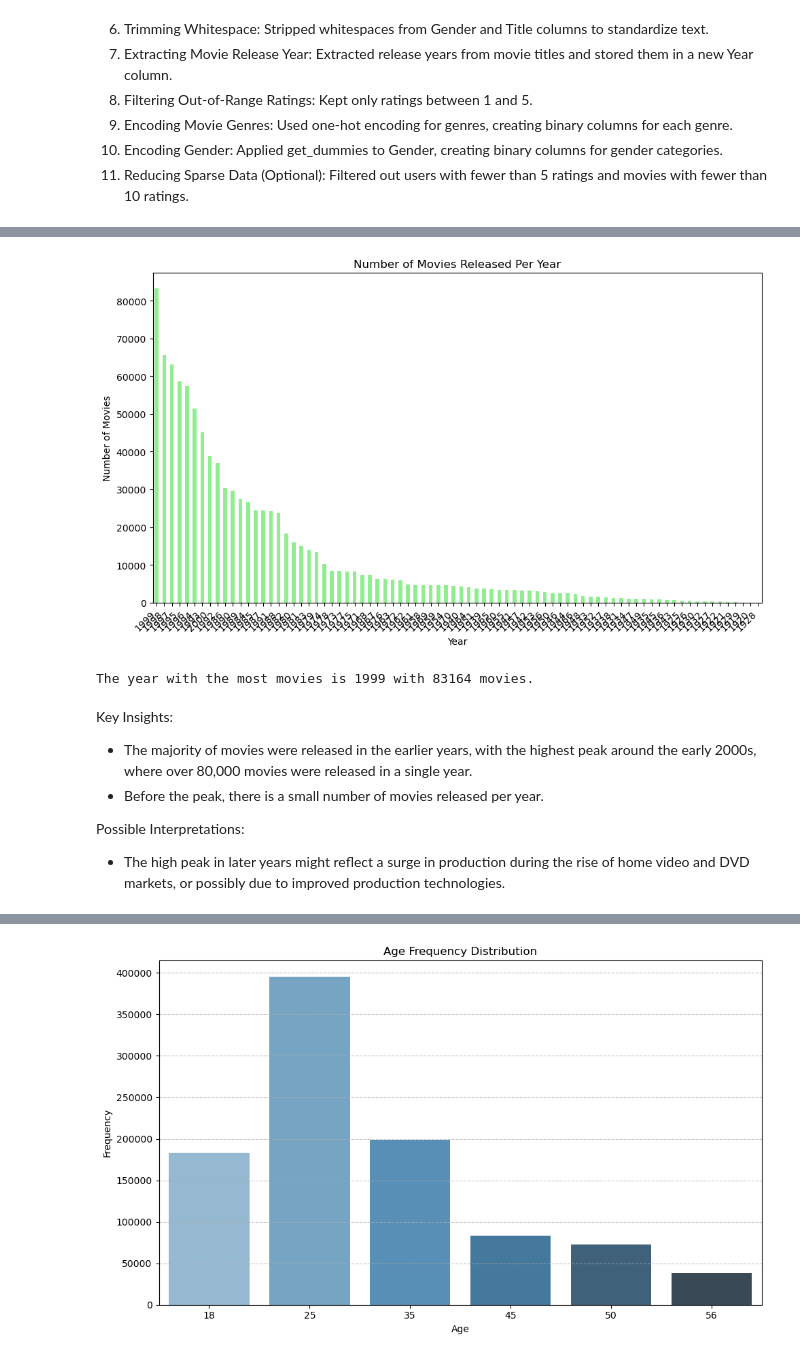
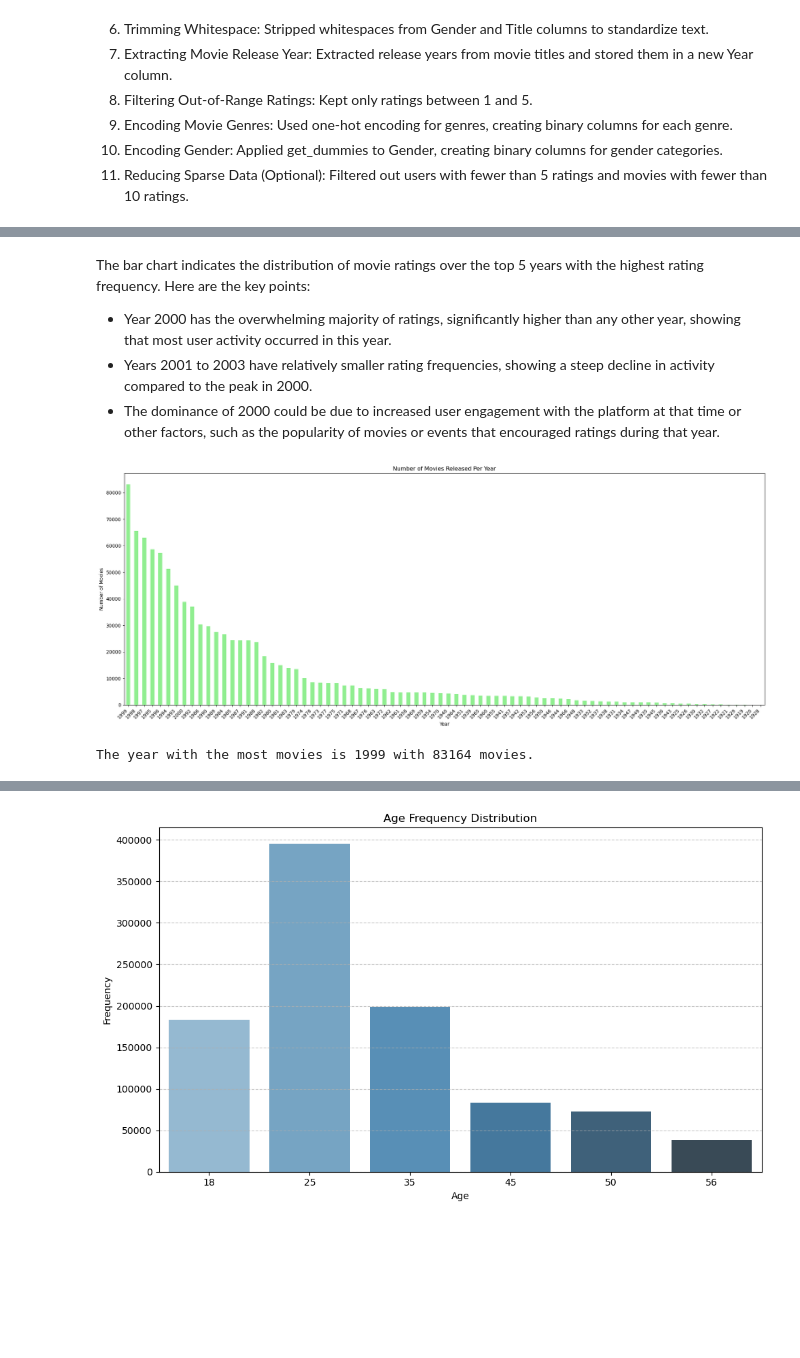
Before and after one commit to nhat117/Assignment2, a Jupyter notebook: A3code-Nhat.ipynb, the cells around one changed output, grey strips where cells are left out. Cells and saved outputs as stored; diff of their text form; code cells hidden in the pictures; blank space fills up the shorter version.

Commit message:
Update cluster analysis

```diff
--- a/A3code-Nhat.ipynb
+++ b/A3code-Nhat.ipynb
@@ -144,6 +145,12 @@ def clean_recommender_data(df_user, df_ratings, df_movies):
     # Keep users with at least 5 ratings and movies with at least 10 ratings
     df_clean = df_clean[df_clean['UserID'].isin(user_counts[user_counts >= 5].index)]
     df_clean = df_clean[df_clean['MovieID'].isin(movie_counts[movie_counts >= 10].index)]
+    # Convert the 'Timestamp' to datetime
+    df_clean['Timestamp'] = pd.to_datetime(df_clean['Timestamp'], unit='s')
+
+    # Extract the year from the timestamp
+    df_clean['Rating_Year'] = df_clean['Timestamp'].dt.year
+
 
     return df_clean
 # %%
@@ -150,0 +436,3 @@ df_cleaned = clean_recommender_data(df_user, df_ratings, df_movies)
+# %%
+numerical_columns = ['Age', 'Occupation', 'Gender_M', 'Rating_Year']
+df_cleaned = label_clusters(df_cleaned, numerical_columns,movie_group = 'UserID',cluster_label = 'User Cluster', optimal_k=2, scaler = MinMaxScaler())
@@ -156,0 +455,33 @@ df_cleaned.to_csv('./ml-1m/cleaned_data.csv', index=False)
+# %%
+from sklearn.preprocessing import StandardScaler
+from sklearn.decomposition import PCA
+from sklearn.cluster import KMeans
+
+# Select relevant numerical columns for clustering
+numerical_columns = ['Age', 'Occupation', 'Gender_M', 'Rating_Year']
+
+# Ensure we're working with unique users
+df_unique_users = df_cleaned.groupby('UserID').first().reset_index()
+
+# Extract the numerical columns for PCA
+df_numerical = df_unique_users[numerical_columns]
+
+# Standardize the data before applying PCA
+scaler = StandardScaler()
+df_scaled = scaler.fit_transform(df_numerical)
+
+# Apply PCA to reduce the data to 2 dimensions
+pca = PCA(n_components=2)
+df_pca = pca.fit_transform(df_scaled)
+
+# Convert the PCA result to a DataFrame for easy plotting
+df_pca = pd.DataFrame(df_pca, columns=['PC1', 'PC2'])
+
+# Apply KMeans clustering with k=7
+kmeans = KMeans(n_clusters=7, random_state=42)
+df_unique_users['user_group_cluster'] = kmeans.fit_predict(df_pca)
+
+# Now, you can merge this user cluster information back into your main dataframe 'df_cleaned'
+df_cleaned = df_cleaned.merge(df_unique_users[['UserID', 'user_group_cluster']], on='UserID', how='left')
+
+# The dataframe 'df_cleaned' now contains a new column 'user_group_cluster'
@@ -157,34 +510,31 @@ df_cleaned.to_csv('./ml-1m/cleaned_data.csv', index=False)
+# %% [markdown]
+The bar chart indicates the distribution of movie ratings over the top 5 years with the highest rating frequency. Here are the key points:
+
+- Year 2000 has the overwhelming majority of ratings, significantly higher than any other year, showing that most user activity occurred in this year.
+- Years 2001 to 2003 have relatively smaller rating frequencies, showing a steep decline in activity compared to the peak in 2000.
+- The dominance of 2000 could be due to increased user engagement with the platform at that time or other factors, such as the popularity of movies or events that encouraged ratings during that year.
 # %%
 def plot_movies_per_year(df_clean):
     # Group by 'Year' and count the number of movies
     movies_per_year = df_clean.groupby('Year')['Title'].count().sort_values(ascending=False)
 
     # Plot the results
-    plt.figure(figsize=(10, 6))
+    plt.figure(figsize=(20, 8))
     movies_per_year.plot(kind='bar', color='lightgreen')
     plt.title('Number of Movies Released Per Year')
     plt.xlabel('Year')
     plt.ylabel('Number of Movies')
     plt.xticks(rotation=45, ha='right')
     plt.tight_layout()
     plt.show()
 
     # Print the year with the most movies
     most_movies_year = movies_per_year.idxmax()
     most_movies_count = movies_per_year.max()
     print(f"The year with the most movies is {most_movies_year} with {most_movies_count} movies.")
 
 # Assuming df_clean is your cleaned DataFrame with a 'Year' column
 plot_movies_per_year(df_cleaned)
 # %% [output]
-[figure, old version]
+[figure, new version]
 The year with the most movies is 1999 with 83164 movies.
-# %% [markdown]
-Key Insights:
-
-- The majority of movies were released in the earlier years, with the highest peak around the early 2000s, where over 80,000 movies were released in a single year.
-- Before the peak, there is a  small number of movies released per year.
-
-Possible Interpretations:
-
-- The high peak in later years might reflect a surge in production during the rise of home video and DVD markets, or possibly due to improved production technologies.
```
Also changed, not shown: parts of 28 cells of this notebook.
